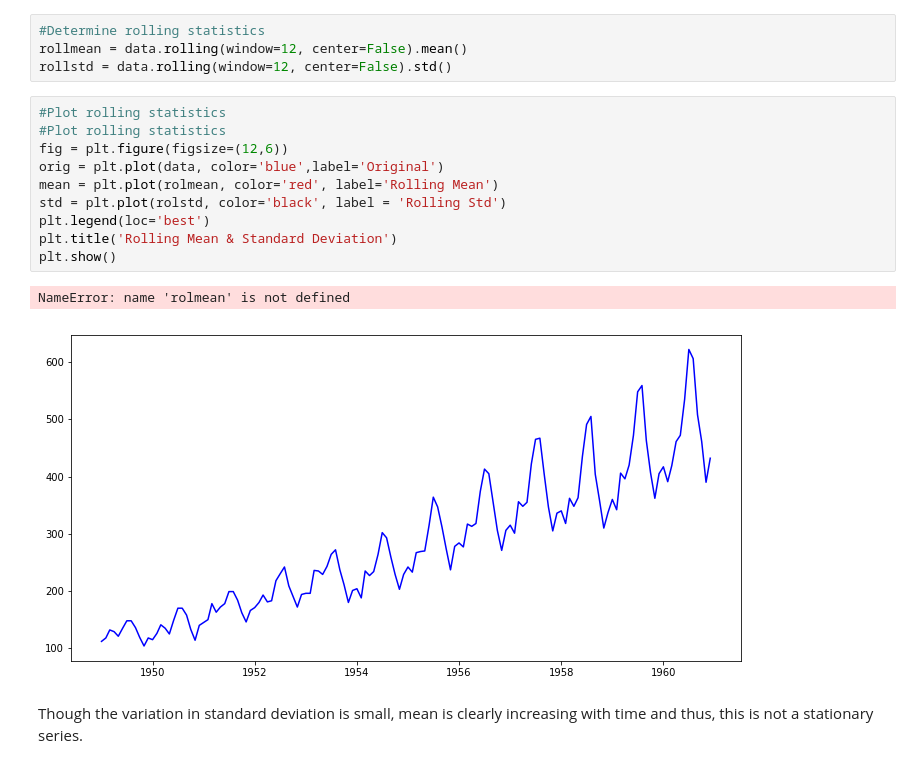
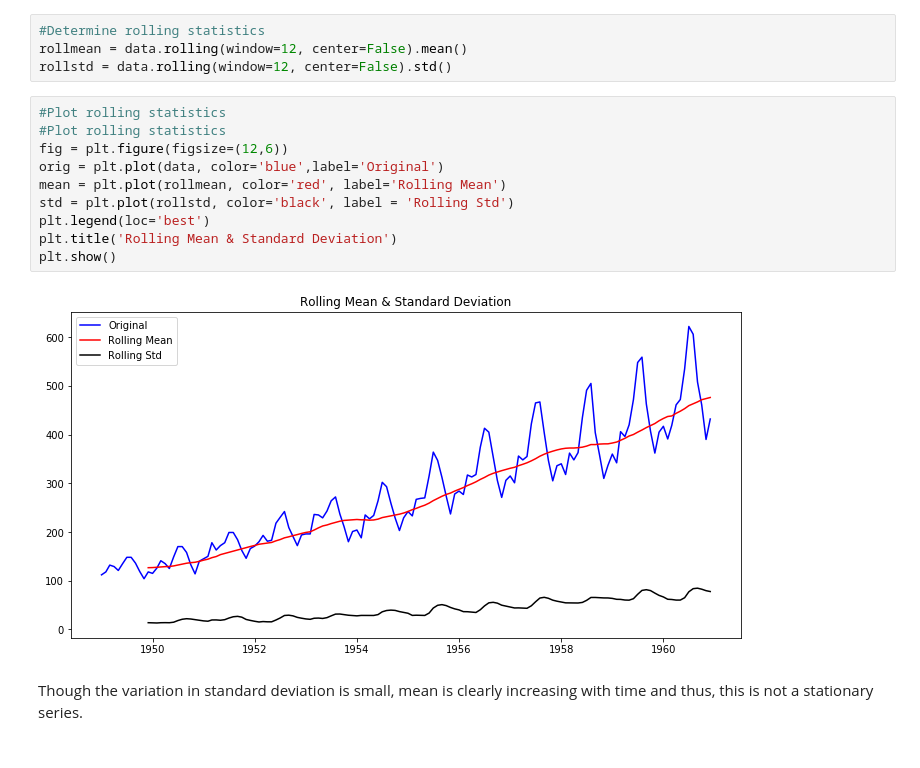
Before and after one commit to feiqi9047/dsc-3-25-06-testing-for-trends-lab-nyc-ds-career-031119, a Jupyter notebook: index.ipynb, the cells around one changed output. Drawn from its saved outputs; the diff is of its cells as text.

```diff
--- a/index.ipynb
+++ b/index.ipynb
@@ -87,16 +87,15 @@ rollstd = data.rolling(window=12, center=False).std()
 # %%
 #Plot rolling statistics
 #Plot rolling statistics
 fig = plt.figure(figsize=(12,6))
 orig = plt.plot(data, color='blue',label='Original')
-mean = plt.plot(rolmean, color='red', label='Rolling Mean')
-std = plt.plot(rolstd, color='black', label = 'Rolling Std')
+mean = plt.plot(rollmean, color='red', label='Rolling Mean')
+std = plt.plot(rollstd, color='black', label = 'Rolling Std')
 plt.legend(loc='best')
 plt.title('Rolling Mean & Standard Deviation')
 plt.show()
 # %% [output]
-NameError: name 'rolmean' is not defined
-[figure, old version]
+[figure, new version]
 # %% [markdown]
 Though the variation in standard deviation is small, mean is clearly increasing with time and thus, this is not a stationary series.
 # %% [markdown]
```
